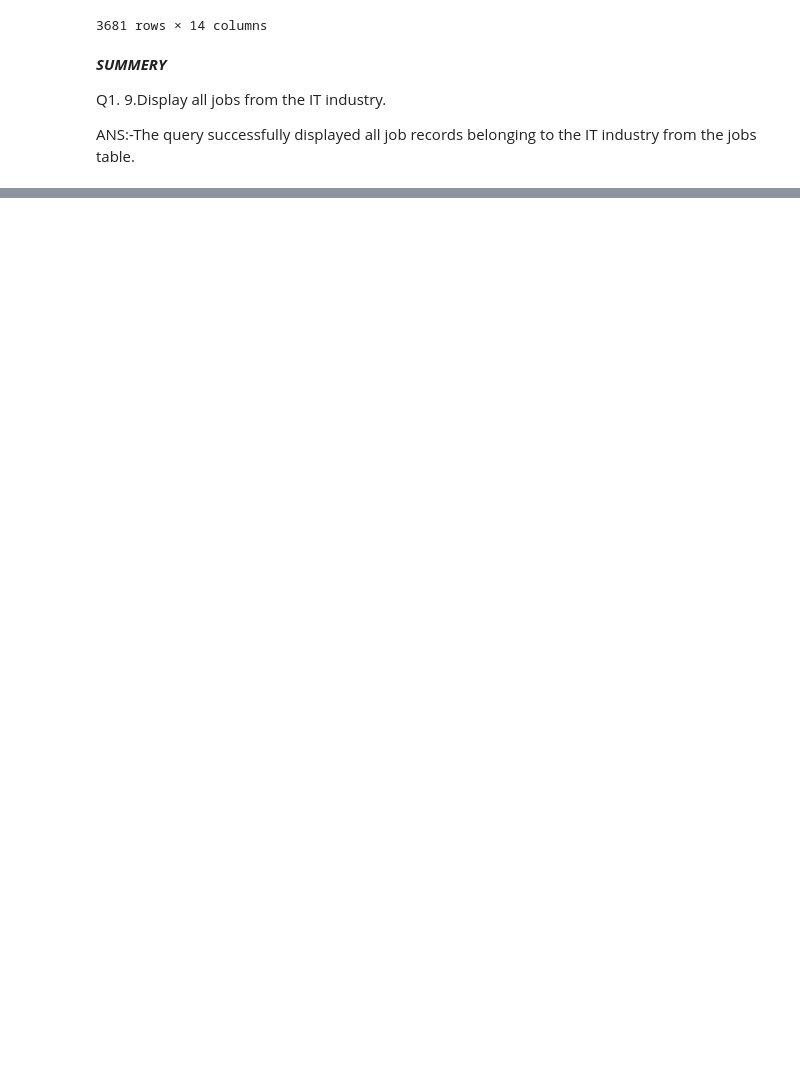
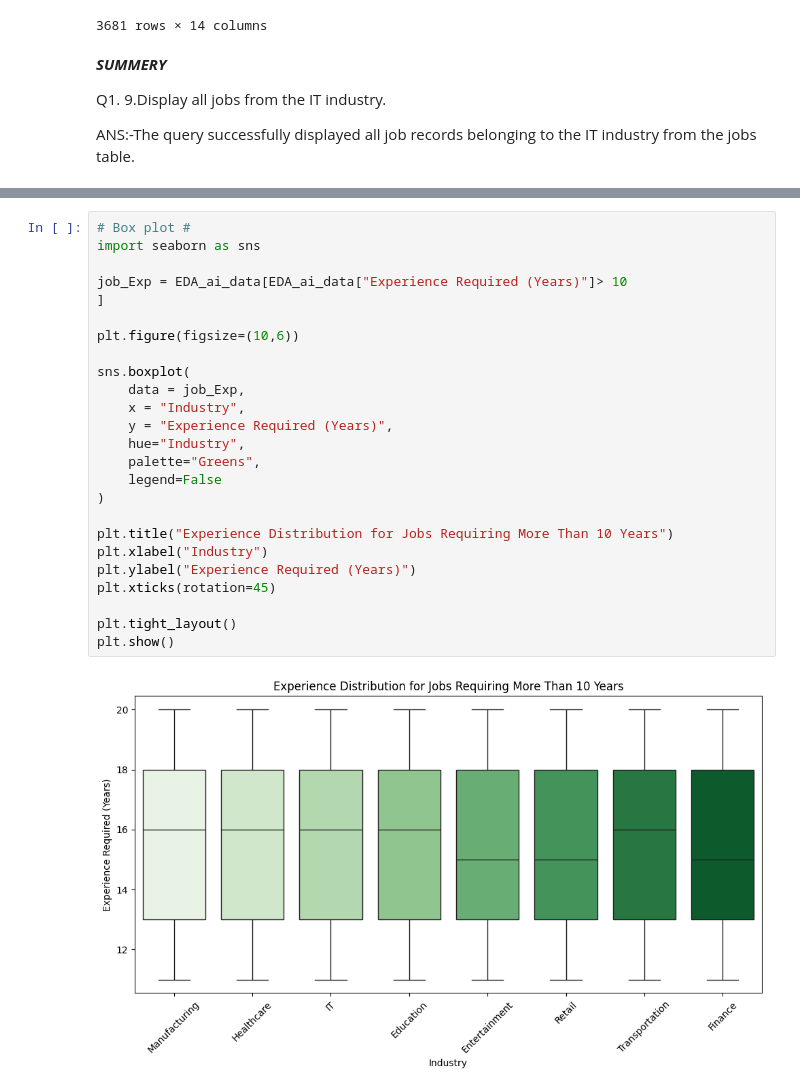
Before and after one commit to AJ0043/AI-Future-of-Jobs-Intelligence-Platform, a Jupyter notebook: AI_Adoption_&_Growth_Analysis.ipynb, the cells around one changed output, grey strips where cells are left out. Cells and saved outputs as stored; diff of their text form; blank space fills up the shorter version.

```diff
--- a/AI_Adoption_&_Growth_Analysis.ipynb
+++ b/AI_Adoption_&_Growth_Analysis.ipynb
@@ -3084,0 +3300,27 @@ plt.show()
+# %%
+# Box plot #
+import seaborn as sns
+
+job_Exp = EDA_ai_data[EDA_ai_data["Experience Required (Years)"]> 10
+]
+
+plt.figure(figsize=(10,6))
+
+sns.boxplot(
+    data = job_Exp,
+    x = "Industry",
+    y = "Experience Required (Years)",
+    hue="Industry",
+    palette="Greens",
+    legend=False
+)
+
+plt.title("Experience Distribution for Jobs Requiring More Than 10 Years")
+plt.xlabel("Industry")
+plt.ylabel("Experience Required (Years)")
+plt.xticks(rotation=45)
+
+plt.tight_layout()
+plt.show()
+# %% [output]
+[figure, added]
```
Also changed, not shown: parts of 21 cells of this notebook.
